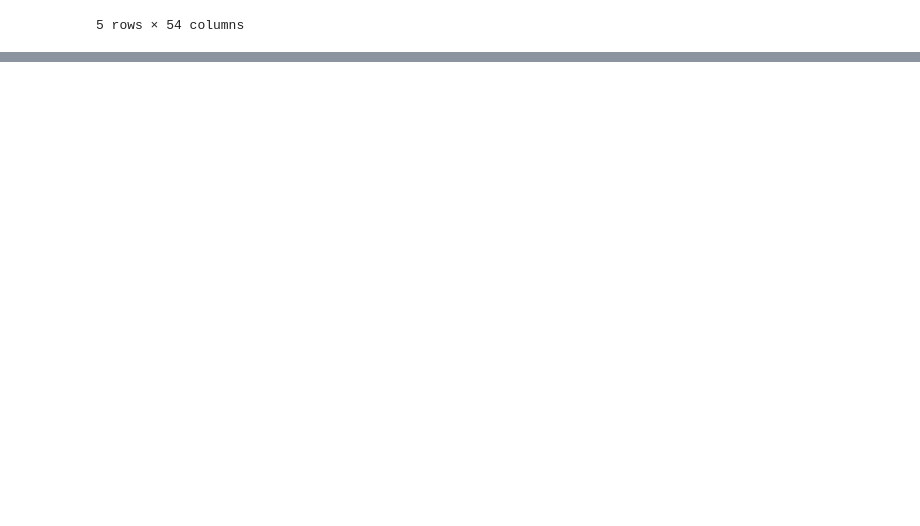
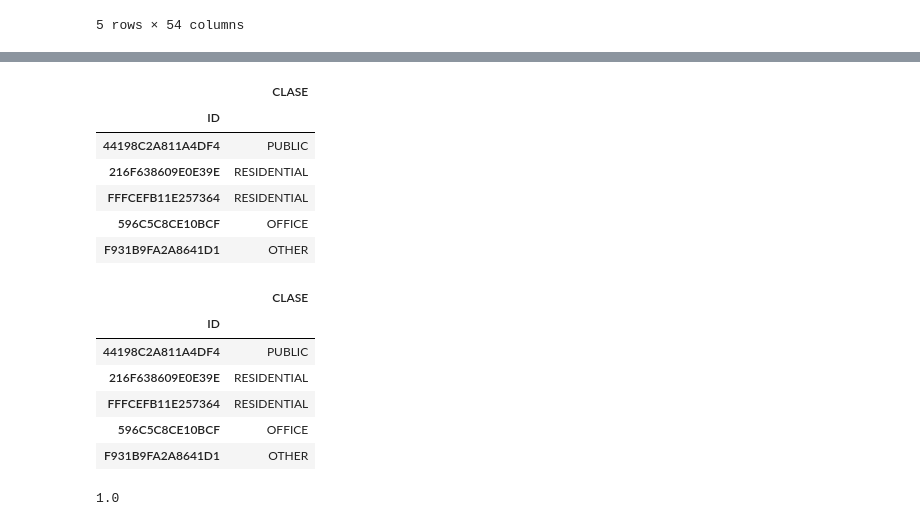
Before and after one commit to cifucg/minsait_land_classification, a Jupyter notebook: model_prediction.ipynb, the cells around one changed output, grey strips where cells are left out. Drawn from its saved outputs; the diff is of its cells as text; code cells hidden in the pictures; blank space fills up the shorter version.

```diff
--- a/model_prediction.ipynb
+++ b/model_prediction.ipynb
@@ -305,0 +263,25 @@ Fichero generado correctamente
+# %%
+df_concurso = pd.read_csv('./outputs/Estimar_CMBC_0_70_no_PCA.txt', delimiter='|', encoding='utf-8', index_col='ID')
+df_now = pd.read_csv('./outputs/Estimar_CMBC_0_71_14_03.txt', delimiter='|', encoding='utf-8', index_col='ID')
+# %%
+display(df_concurso.head())
+display(df_now.head())
+# %% [output]
+|  | CLASE |
+| ID |  |
+| 44198C2A811A4DF4 | PUBLIC |
+| 216F638609E0E39E | RESIDENTIAL |
+| FFFCEFB11E257364 | RESIDENTIAL |
+| 596C5C8CE10BCF | OFFICE |
+| F931B9FA2A8641D1 | OTHER |
+|  | CLASE |
+| ID |  |
+| 44198C2A811A4DF4 | PUBLIC |
+| 216F638609E0E39E | RESIDENTIAL |
+| FFFCEFB11E257364 | RESIDENTIAL |
+| 596C5C8CE10BCF | OFFICE |
+| F931B9FA2A8641D1 | OTHER |
+# %%
+accuracy_score(df_concurso, df_now)
+# %% [output]
+1.0
```
Also changed, not shown: parts of 13 cells of this notebook, 3 other files.
